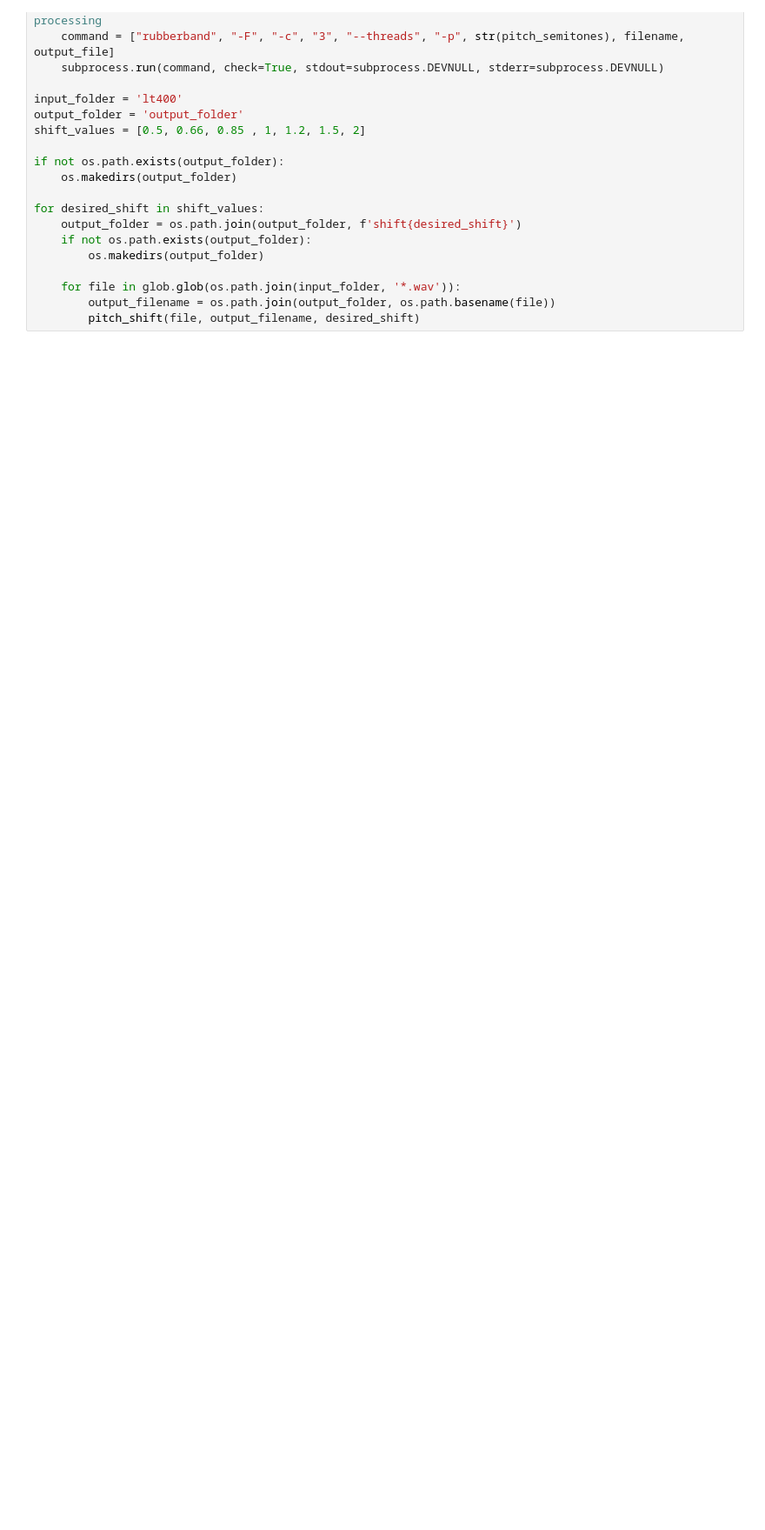
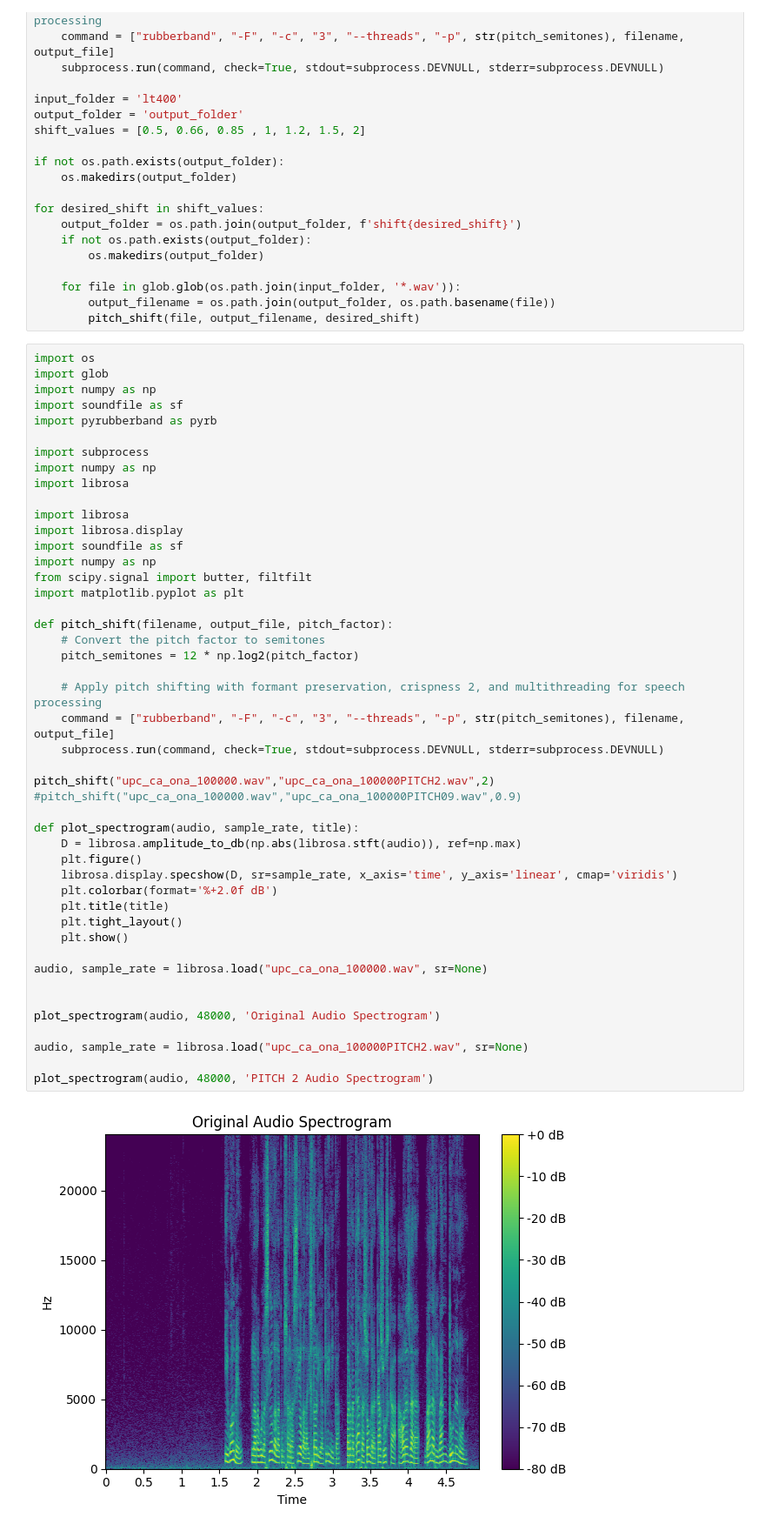
Before and after one commit to LucasTakanori/DA_programV2, a Jupyter notebook: DATABASE/testpitch.ipynb, the cells around one changed output. Shown at 87% size. Cells and saved outputs as stored; diff of their text form; blank space fills up the shorter version.

```diff
--- a/DATABASE/testpitch.ipynb
+++ b/DATABASE/testpitch.ipynb
@@ -32,3 +32,51 @@ for desired_shift in shift_values:
     for file in glob.glob(os.path.join(input_folder, '*.wav')):
         output_filename = os.path.join(output_folder, os.path.basename(file))
         pitch_shift(file, output_filename, desired_shift)
+# %%
+import os
+import glob
+import numpy as np
+import soundfile as sf
+import pyrubberband as pyrb
+
+import subprocess
+import numpy as np
+import librosa
+
+import librosa
+import librosa.display
+import soundfile as sf
+import numpy as np
+from scipy.signal import butter, filtfilt
+import matplotlib.pyplot as plt
+
+def pitch_shift(filename, output_file, pitch_factor):
+    # Convert the pitch factor to semitones
+    pitch_semitones = 12 * np.log2(pitch_factor)
+
+    # Apply pitch shifting with formant preservation, crispness 2, and multithreading for speech processing
+    command = ["rubberband", "-F", "-c", "3", "--threads", "-p", str(pitch_semitones), filename, output_file]
+    subprocess.run(command, check=True, stdout=subprocess.DEVNULL, stderr=subprocess.DEVNULL)
+
+pitch_shift("upc_ca_ona_100000.wav","upc_ca_ona_100000PITCH2.wav",2)
+#pitch_shift("upc_ca_ona_100000.wav","upc_ca_ona_100000PITCH09.wav",0.9)
+
+def plot_spectrogram(audio, sample_rate, title):
+    D = librosa.amplitude_to_db(np.abs(librosa.stft(audio)), ref=np.max)
+    plt.figure()
+    librosa.display.specshow(D, sr=sample_rate, x_axis='time', y_axis='linear', cmap='viridis')
+    plt.colorbar(format='%+2.0f dB')
+    plt.title(title)
+    plt.tight_layout()
+    plt.show()
+
+audio, sample_rate = librosa.load("upc_ca_ona_100000.wav", sr=None)
+
+
+plot_spectrogram(audio, 48000, 'Original Audio Spectrogram')
+
+audio, sample_rate = librosa.load("upc_ca_ona_100000PITCH2.wav", sr=None)
+
+plot_spectrogram(audio, 48000, 'PITCH 2 Audio Spectrogram')
+# %% [output]
+[figure, added]
```
Also changed, not shown: parts of 1 cell of this notebook, 43 other files.
